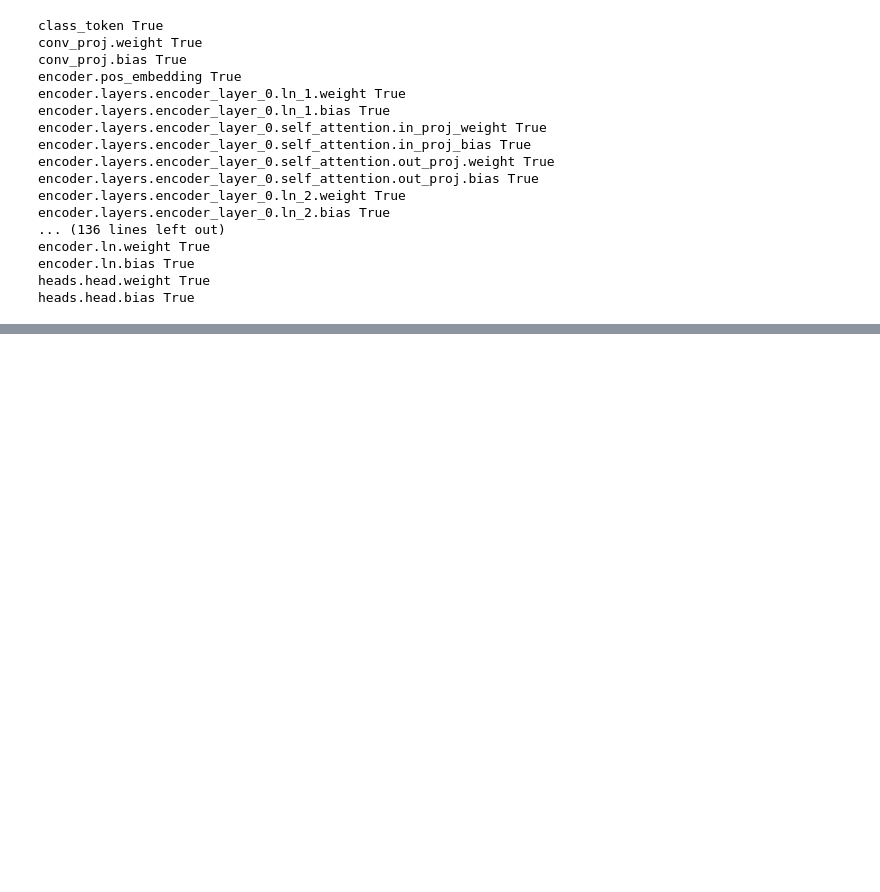
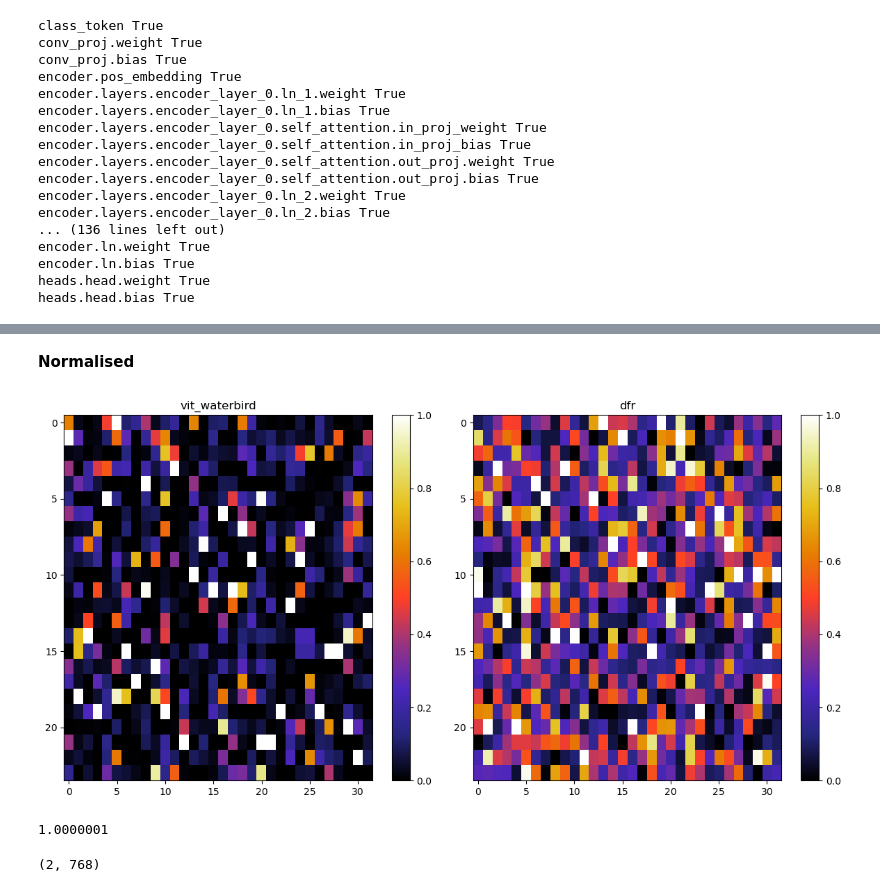
Before and after one commit to elmoprimmer/spurious_correlations, a Jupyter notebook: dfr_testing.ipynb, the cells around one changed output, grey strips where cells are left out. Cells and saved outputs as stored; diff of their text form; code cells hidden in the pictures; blank space fills up the shorter version.

```diff
--- a/dfr_testing.ipynb
+++ b/dfr_testing.ipynb
@@ -100,0 +191,19 @@ heads.head.bias: True
+# %%
+scaler = MinMaxScaler(feature_range=(0, 1))
+nr_pre = scaler.fit_transform(pre_weights)
+nr_post = scaler.fit_transform(post_weights)
+nr_logreg = scaler.fit_transform(logreg_weights.reshape(24,32))
+# %% [markdown]
+**Normalised**
+# %%
+plot_weight_grids(nr_logreg, nr_post) ## testing how they look normalised
+# %% [output]
+[figure, added]
+# %%
+np.max(nr_post)
+# %% [output]
+1.0000001
+# %%
+model2.heads.head.weight.data.cpu().numpy().shape
+# %% [output]
+(2, 768)
```
Also changed, not shown: parts of 17 cells of this notebook, 1 other file.
